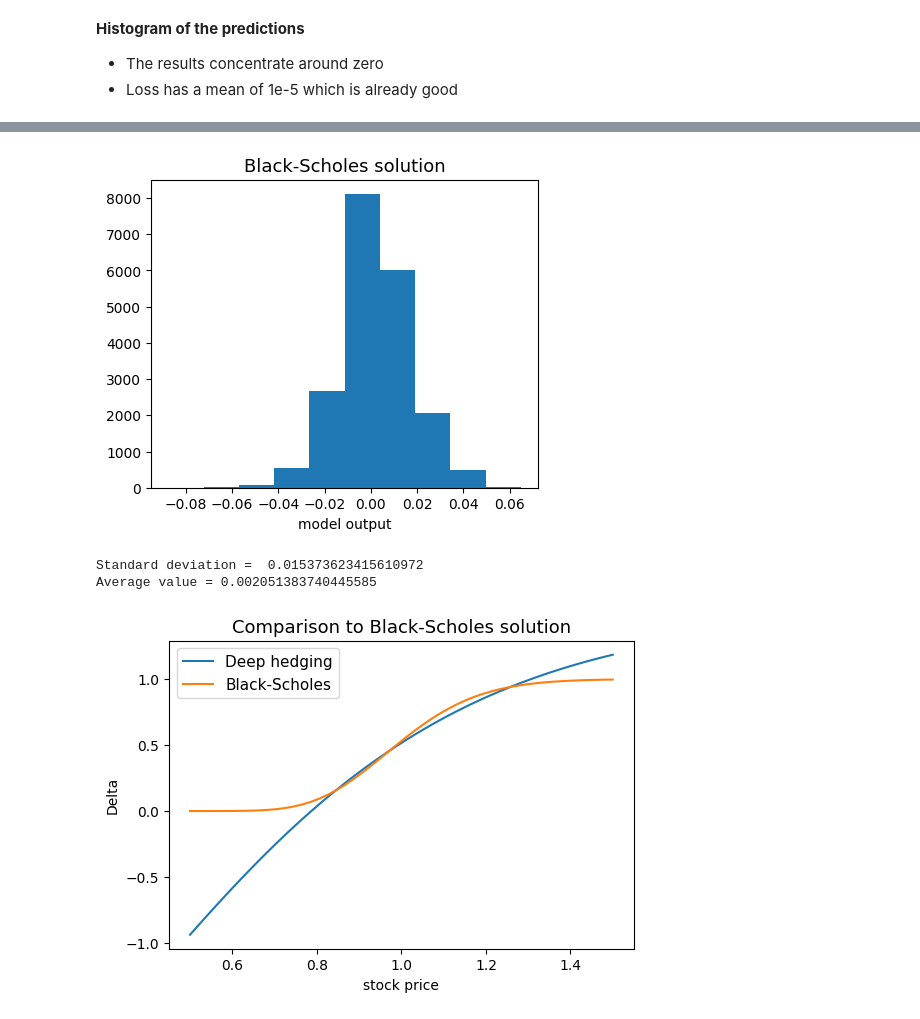
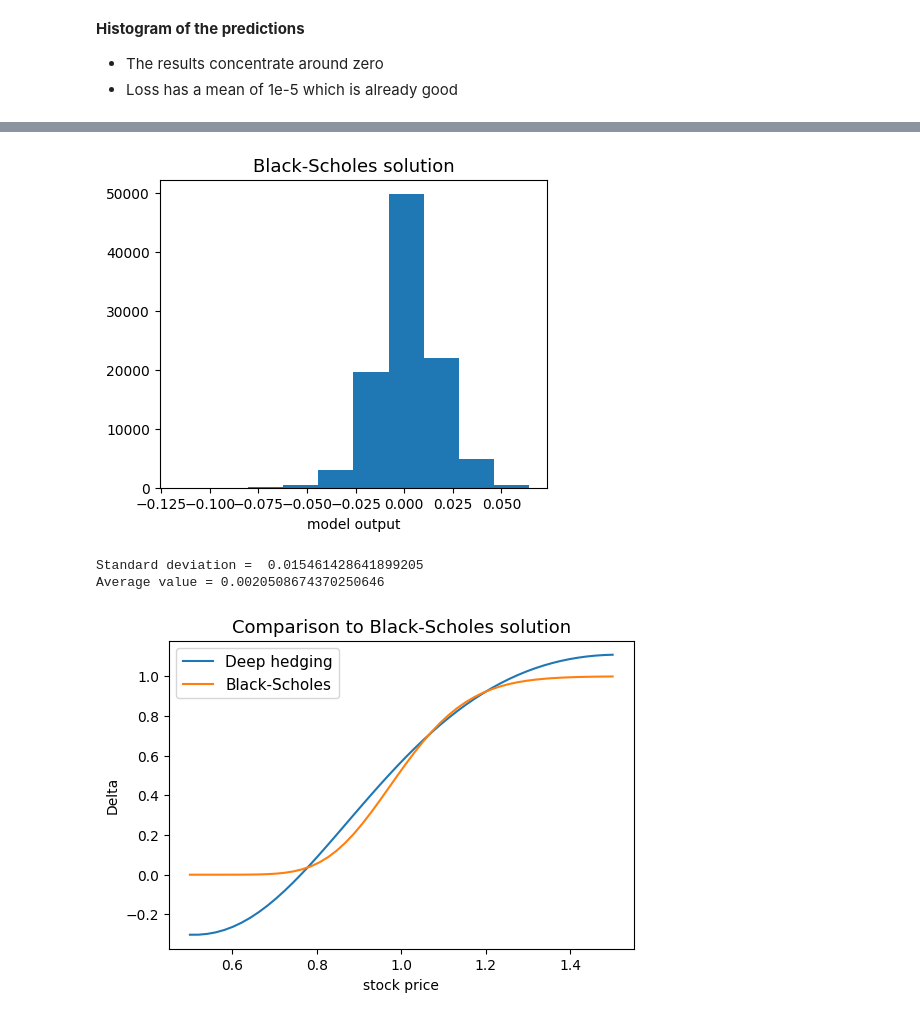
Before and after one commit to alexisdpc/Deep-Hedging, a Jupyter notebook: deep_hedging.ipynb, the cells around one changed output, grey strips where cells are left out. Drawn from its saved outputs; the diff is of its cells as text; code cells hidden in the pictures.

```diff
--- a/deep_hedging.ipynb
+++ b/deep_hedging.ipynb
@@ -161,7 +160,7 @@ Non-trainable params: 0
 __________________________________________________________________________________________________
 # %%
 # Number of trainable paths. This number can be 1e6
-Ktrain = 2*10**4 #10**5  gives very good results
+Ktrain = 10**5 #2*10**4 #10**5  gives very good results
 
 # Initial stock price
 initialprice = S0
@@ -262,9 +261,9 @@ plt.show()
 print('Standard deviation = ', np.std(hedge))
 print('Average value =', np.mean(hedge))
 # %% [output]
-[figure, old version]
+[figure, new version]
-Standard deviation =  0.015373623415610972
-Average value = 0.002051383740445585
+Standard deviation =  0.015461428641899205
+Average value = 0.0020508674370250646
 # %%
 # Get the weights of the model
 weights = model_hedge.get_weights()
@@ -283,26 +282,26 @@ def deltastrategy(s,j):
 # %%
 # Compare with the analytic Black-Scholes solution
 
 # Stock price vector
 s = np.linspace(0.5, 1.5, 50)
 
 # Select a random point in time [0,N-1]
-k = 8
+k = 11
 
 # Delta strategy obtained from the model weights
 y = deltastrategy(s,k)
 
 # Analytic Black-Scholes Delta(S)
 z = scipy.norm.cdf((np.log(s/strike)+0.5*(T-k*T/N)*sigma**2)/(np.sqrt(T-k*T/N)*sigma))
 
 fig = plt.figure(figsize=(6,4))
 ax = fig.gca()
 plt.plot(s, y, label='Deep hedging')
 plt.plot(s, z, label='Black-Scholes')
 plt.title('Comparison to Black-Scholes solution', fontsize=13, color='black')
 ax.set_xlabel('stock price')
 ax.set_ylabel('Delta')
 plt.legend(prop={'size':11})
 plt.show()
 # %% [output]
-[figure, old version]
+[figure, new version]
```
Also changed, not shown: parts of 7 cells of this notebook.
